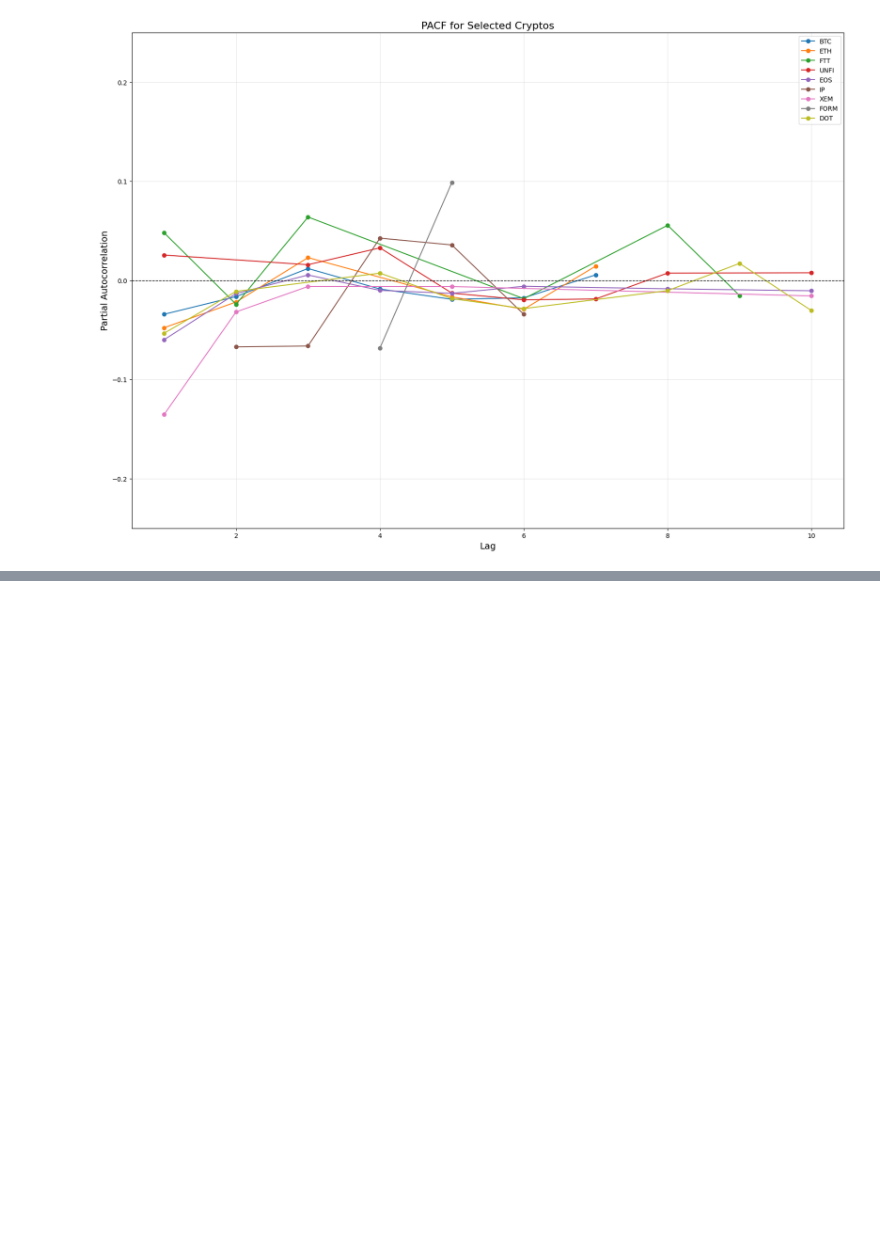
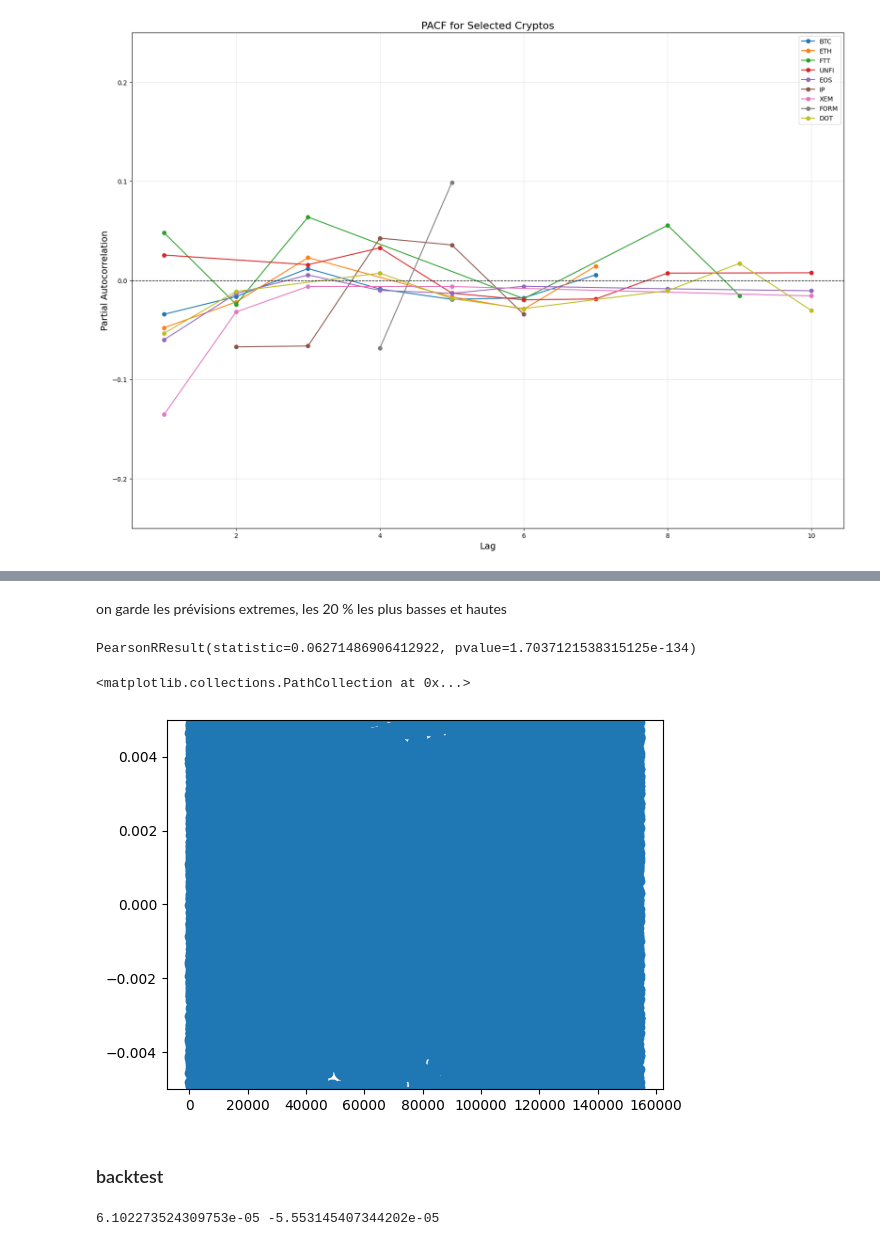
Before and after one commit to tsereir/algorithmic_trading, a Jupyter notebook: autoregressive.ipynb, the cells around one changed output, grey strips where cells are left out. Cells and saved outputs as stored; diff of their text form; code cells hidden in the pictures; blank space fills up the shorter version.

```diff
--- a/autoregressive.ipynb
+++ b/autoregressive.ipynb
@@ -194,0 +293,24 @@ plot_pacf_lag(["BTC", "ETH", "FTT", "UNFI", 'EOS', 'IP', "XEM", "FORM", "DOT"],
+# %%
+data_train["pred"] = x @ phis
+# %% [markdown]
+on garde les prévisions extremes, les 20 % les plus basses et hautes
+# %%
+lower = data_train["pred"].quantile(0.2)
+higher = data_train["pred"].quantile(0.8)
+
+x_tremdata = data_train[(data_train["pred"] < lower) | (data_train["pred"] > higher)]
+# %%
+from scipy.stats import pearsonr
+pearsonr(x_tremdata["logreturns"], x_tremdata["pred"])
+# %% [output]
+PearsonRResult(statistic=0.06271486906412922, pvalue=1.7037121538315125e-134)
+# %%
+x_tremdata  = x_tremdata.sort_values(by=["pred"])
+# %%
+plt.ylim([-0.005, 0.005])
+plt.scatter(np.arange(len(x_tremdata)), x_tremdata["logreturns"])
+# %% [output]
+<matplotlib.collections.PathCollection at 0x...>
+[figure, added]
+# %% [markdown]
+### backtest
@@ -194,0 +319,4 @@ plot_pacf_lag(["BTC", "ETH", "FTT", "UNFI", 'EOS', 'IP', "XEM", "FORM", "DOT"],
+# %%
+print(higher, lower)
+# %% [output]
+6.102273524309753e-05 -5.553145407344202e-05
```
Also changed, not shown: parts of 14 cells of this notebook, 1 other file.
